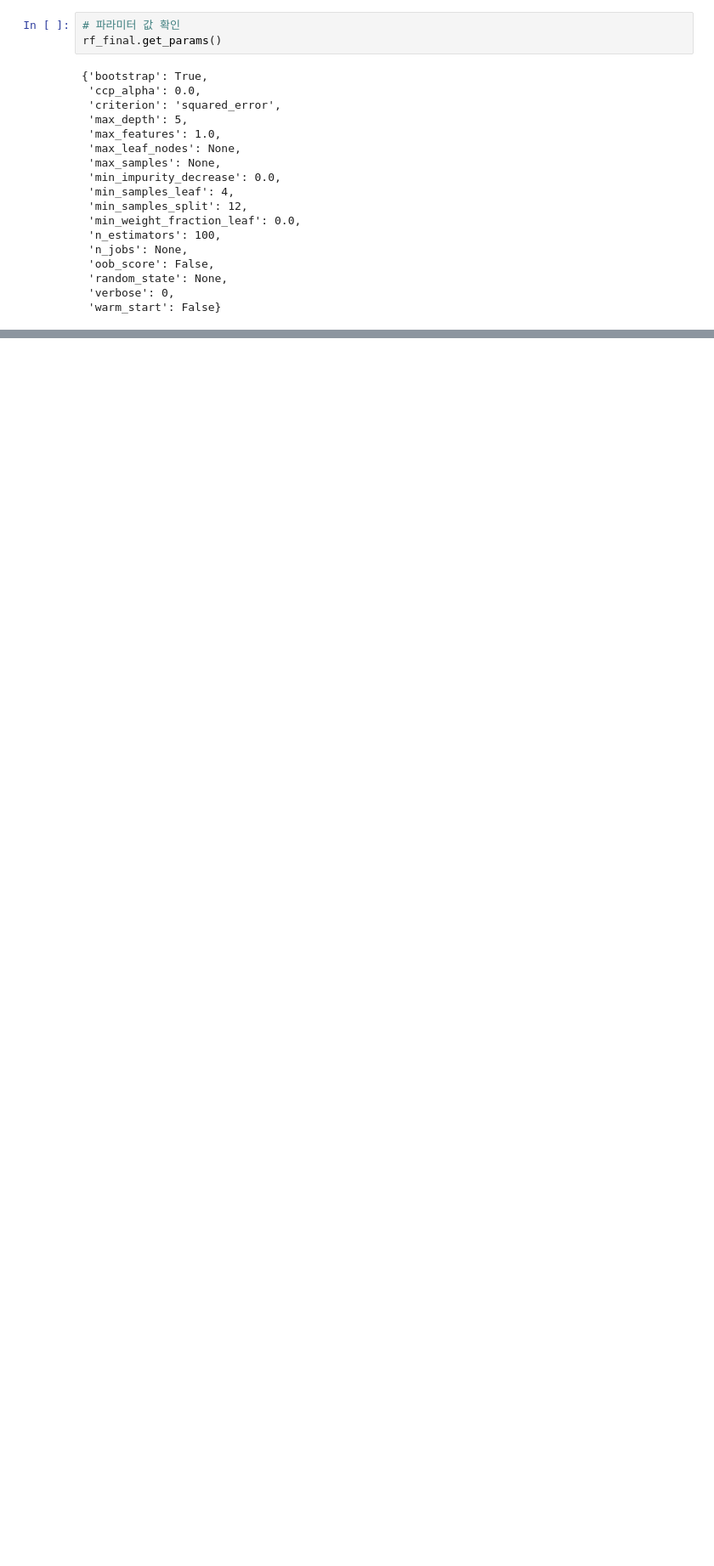
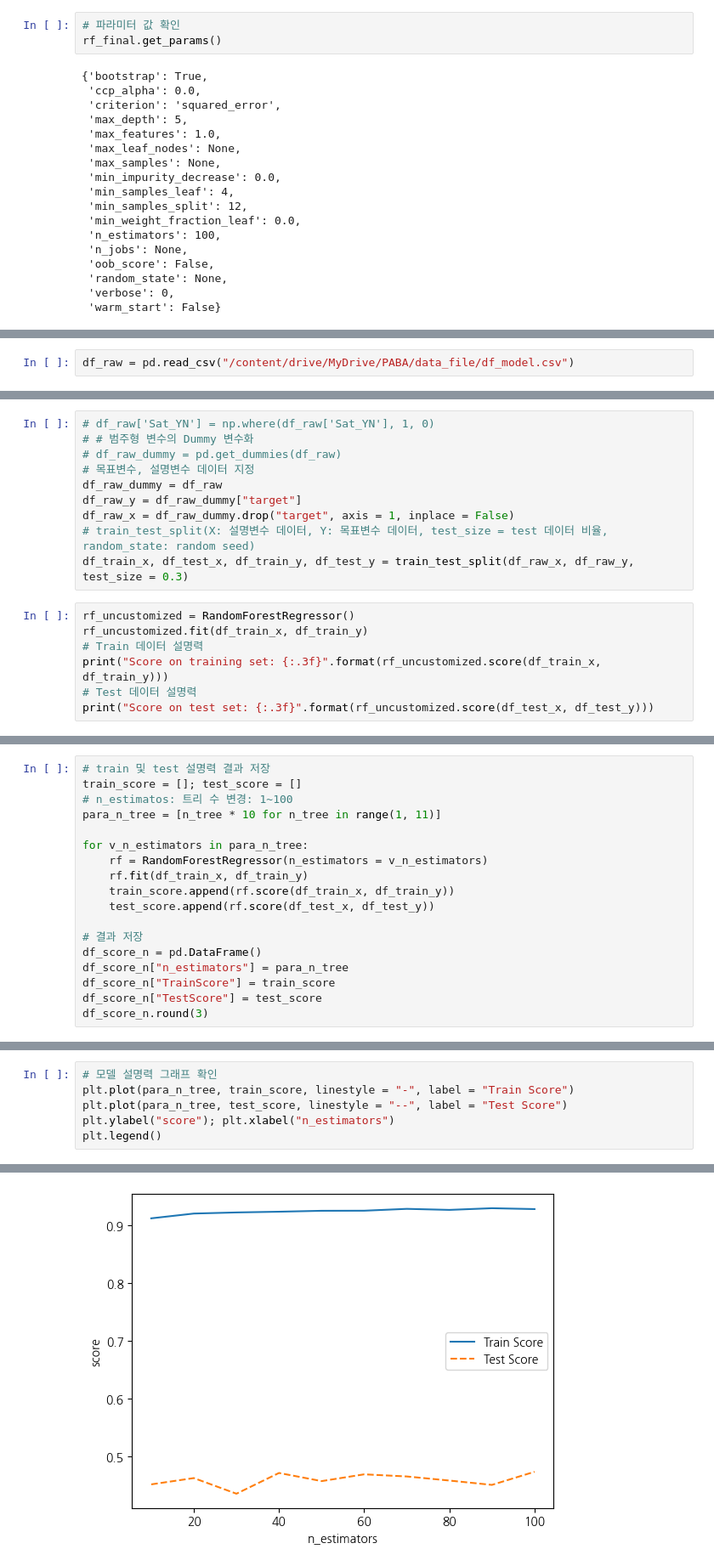
Before and after one commit to Seojiii/kurly_project, a Jupyter notebook: 0318_js_randomforest.ipynb, the cells around one changed output, grey strips where cells are left out. Shown: that part at 85% size. Saved outputs shown, nothing was run; the diff lists cells and outputs as text; blank space fills up the shorter version.

```diff
--- a/0318_js_randomforest.ipynb
+++ b/0318_js_randomforest.ipynb
@@ -447,0 +469,2 @@ print("\nbest score: \n{}".format(grid_rf.best_score_.round(3)))
+# %%
+df_raw = pd.read_csv("/content/drive/MyDrive/PABA/data_file/df_model.csv")
@@ -447,0 +514,17 @@ print("\nbest score: \n{}".format(grid_rf.best_score_.round(3)))
+# %%
+# df_raw['Sat_YN'] = np.where(df_raw['Sat_YN'], 1, 0)
+# # 범주형 변수의 Dummy 변수화
+# df_raw_dummy = pd.get_dummies(df_raw)
+# 목표변수, 설명변수 데이터 지정
+df_raw_dummy = df_raw
+df_raw_y = df_raw_dummy["target"]
+df_raw_x = df_raw_dummy.drop("target", axis = 1, inplace = False)
+# train_test_split(X: 설명변수 데이터, Y: 목표변수 데이터, test_size = test 데이터 비율, random_state: random seed)
+df_train_x, df_test_x, df_train_y, df_test_y = train_test_split(df_raw_x, df_raw_y, test_size = 0.3)
+# %%
+rf_uncustomized = RandomForestRegressor()
+rf_uncustomized.fit(df_train_x, df_train_y)
+# Train 데이터 설명력
+print("Score on training set: {:.3f}".format(rf_uncustomized.score(df_train_x, df_train_y)))
+# Test 데이터 설명력
+print("Score on test set: {:.3f}".format(rf_uncustomized.score(df_test_x, df_test_y)))
@@ -447,0 +554,18 @@ print("\nbest score: \n{}".format(grid_rf.best_score_.round(3)))
+# %%
+# train 및 test 설명력 결과 저장
+train_score = []; test_score = []
+# n_estimatos: 트리 수 변경: 1~100
+para_n_tree = [n_tree * 10 for n_tree in range(1, 11)]
+
+for v_n_estimators in para_n_tree:
+    rf = RandomForestRegressor(n_estimators = v_n_estimators)
+    rf.fit(df_train_x, df_train_y)
+    train_score.append(rf.score(df_train_x, df_train_y))
+    test_score.append(rf.score(df_test_x, df_test_y))
+
+# 결과 저장
+df_score_n = pd.DataFrame()
+df_score_n["n_estimators"] = para_n_tree
+df_score_n["TrainScore"] = train_score
+df_score_n["TestScore"] = test_score
+df_score_n.round(3)
@@ -447,0 +584,7 @@ print("\nbest score: \n{}".format(grid_rf.best_score_.round(3)))
+# %%
+# 모델 설명력 그래프 확인
+plt.plot(para_n_tree, train_score, linestyle = "-", label = "Train Score")
+plt.plot(para_n_tree, test_score, linestyle = "--", label = "Test Score")
+plt.ylabel("score"); plt.xlabel("n_estimators")
+plt.legend()
+# %% [output]
@@ -447,0 +592 @@ print("\nbest score: \n{}".format(grid_rf.best_score_.round(3)))
+[figure, added]
```
Also changed, not shown: parts of 31 cells of this notebook.
